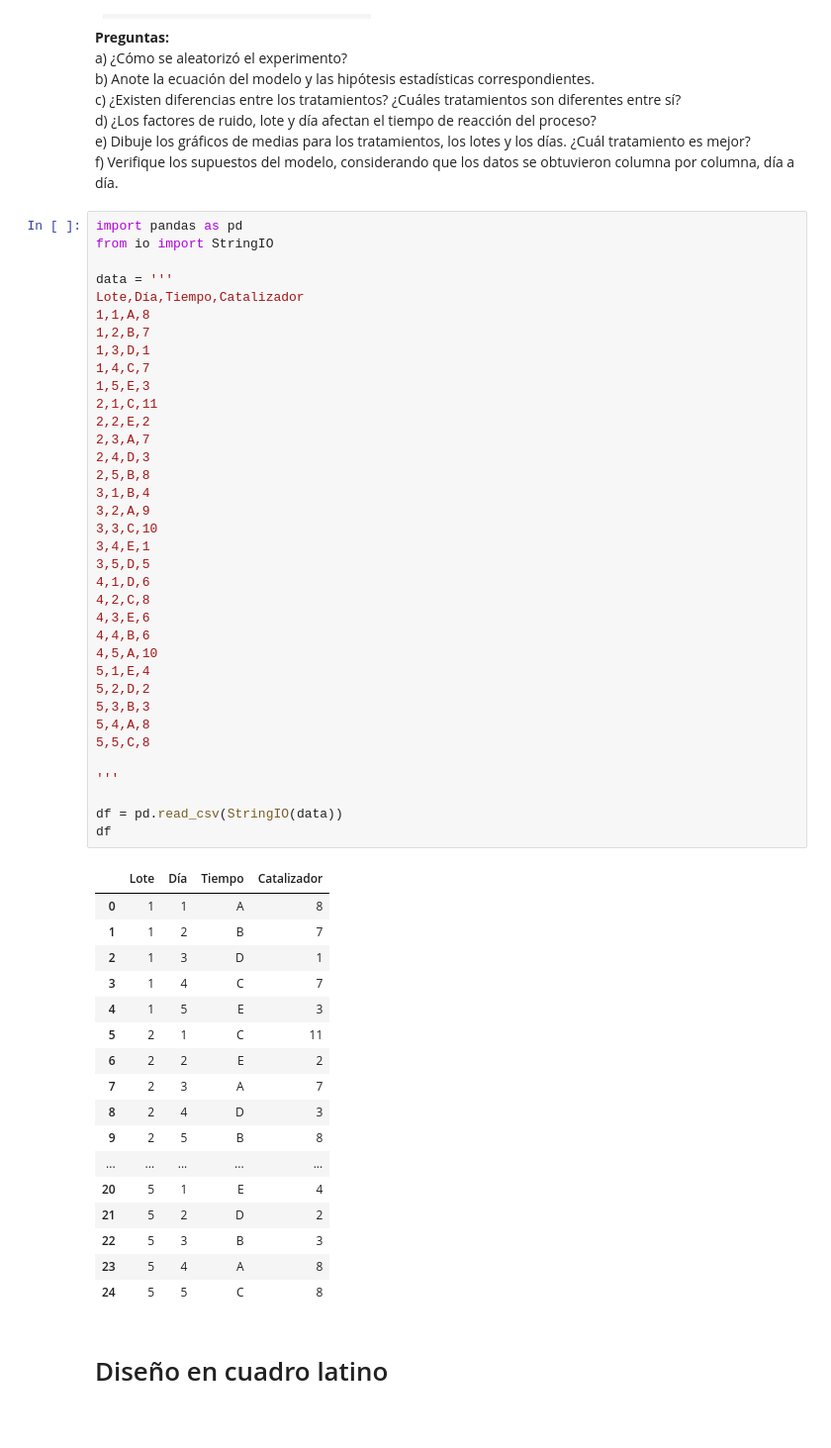
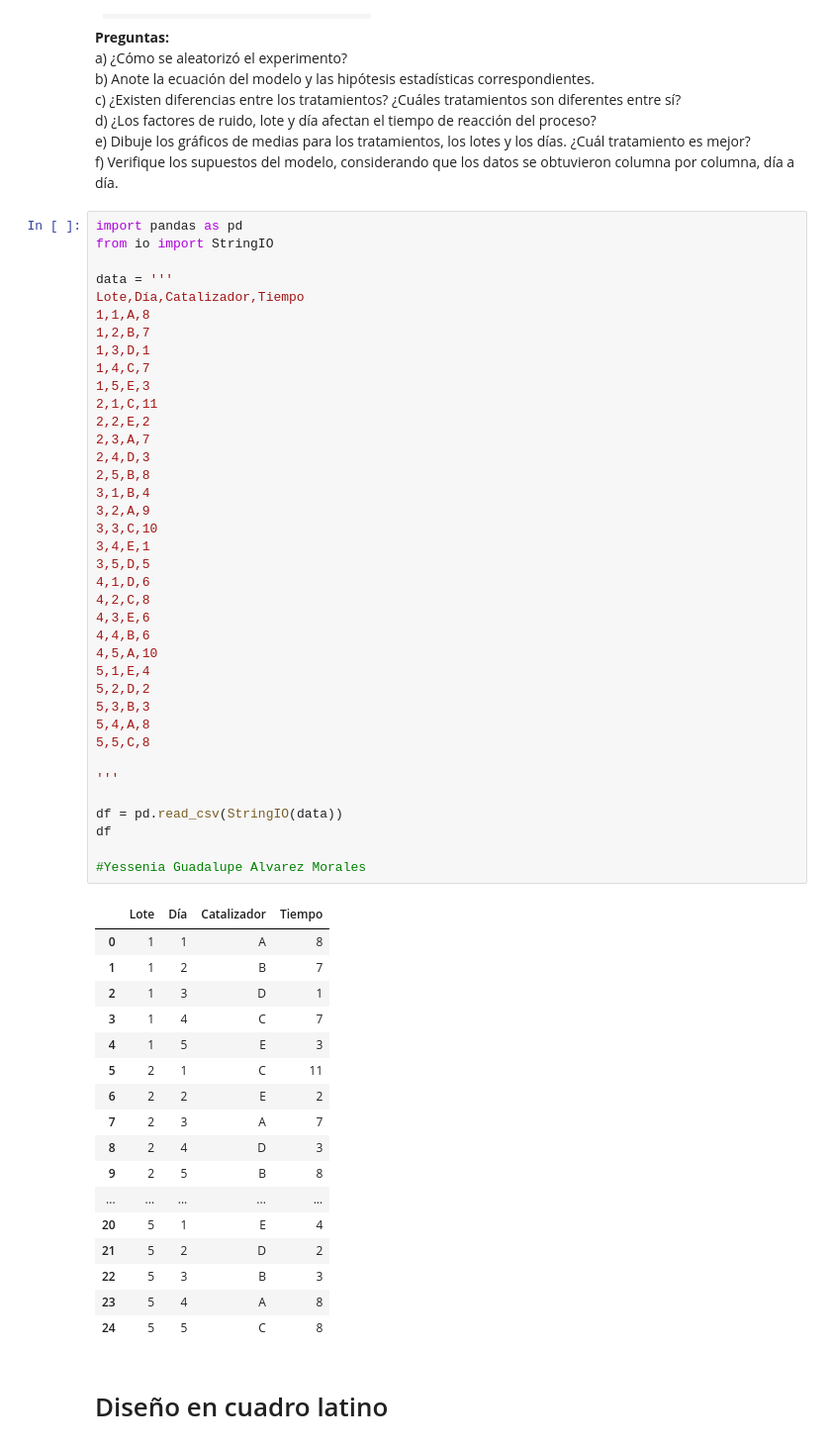
Before and after one commit to yessss28/Estadistica, a Jupyter notebook: ProblemarioU5.ipynb, the cells around one changed output. Shown at 99% size. Cells and saved outputs as stored; diff of their text form.

```diff
--- a/ProblemarioU5.ipynb
+++ b/ProblemarioU5.ipynb
@@ -690,39 +1211,41 @@ import pandas as pd
 from io import StringIO
 
 data = '''
-Lote,Día,Tiempo,Catalizador
+Lote,Día,Catalizador,Tiempo
 1,1,A,8
 1,2,B,7
 1,3,D,1
 1,4,C,7
 1,5,E,3
 2,1,C,11
 2,2,E,2
 2,3,A,7
 2,4,D,3
 2,5,B,8
 3,1,B,4
 3,2,A,9
 3,3,C,10
 3,4,E,1
 3,5,D,5
 4,1,D,6
 4,2,C,8
 4,3,E,6
 4,4,B,6
 4,5,A,10
 5,1,E,4
 5,2,D,2
 5,3,B,3
 5,4,A,8
 5,5,C,8
 
 '''
 
 df = pd.read_csv(StringIO(data))
 df
+
+#Yessenia Guadalupe Alvarez Morales
 # %% [output]
-|  | Lote | Día | Tiempo | Catalizador |
+|  | Lote | Día | Catalizador | Tiempo |
 | 0 | 1 | 1 | A | 8 |
 | 1 | 1 | 2 | B | 7 |
 | 2 | 1 | 3 | D | 1 |
```
Also changed, not shown: parts of 106 cells of this notebook.
